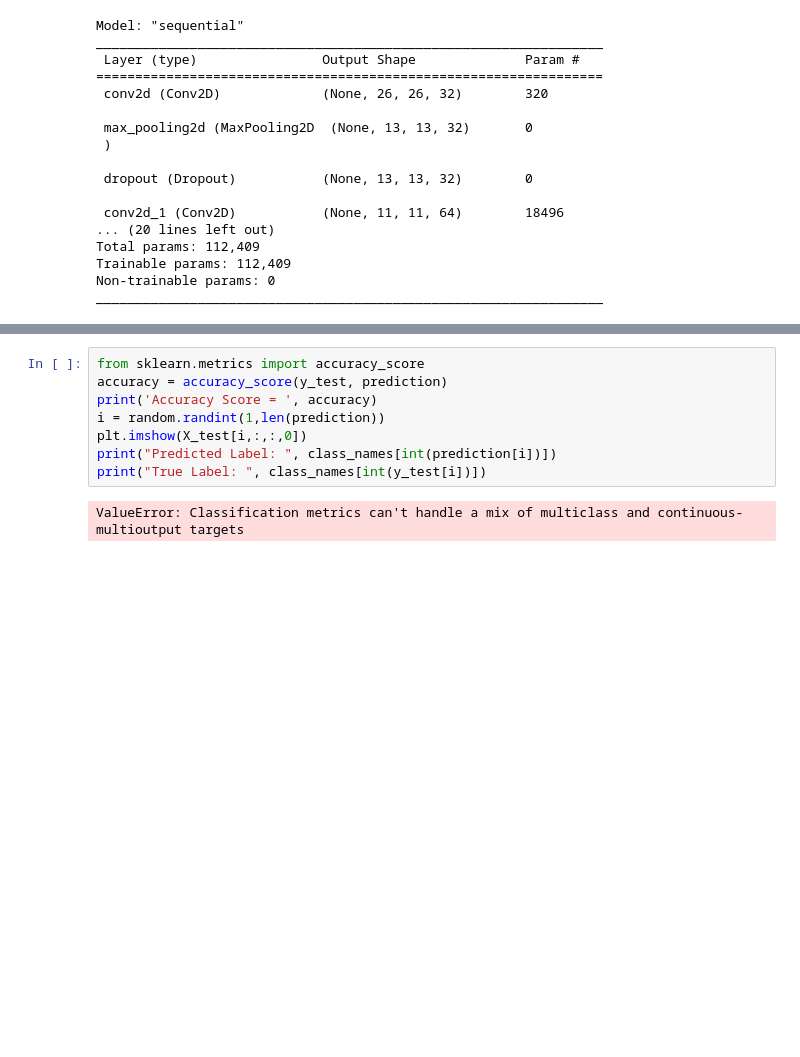
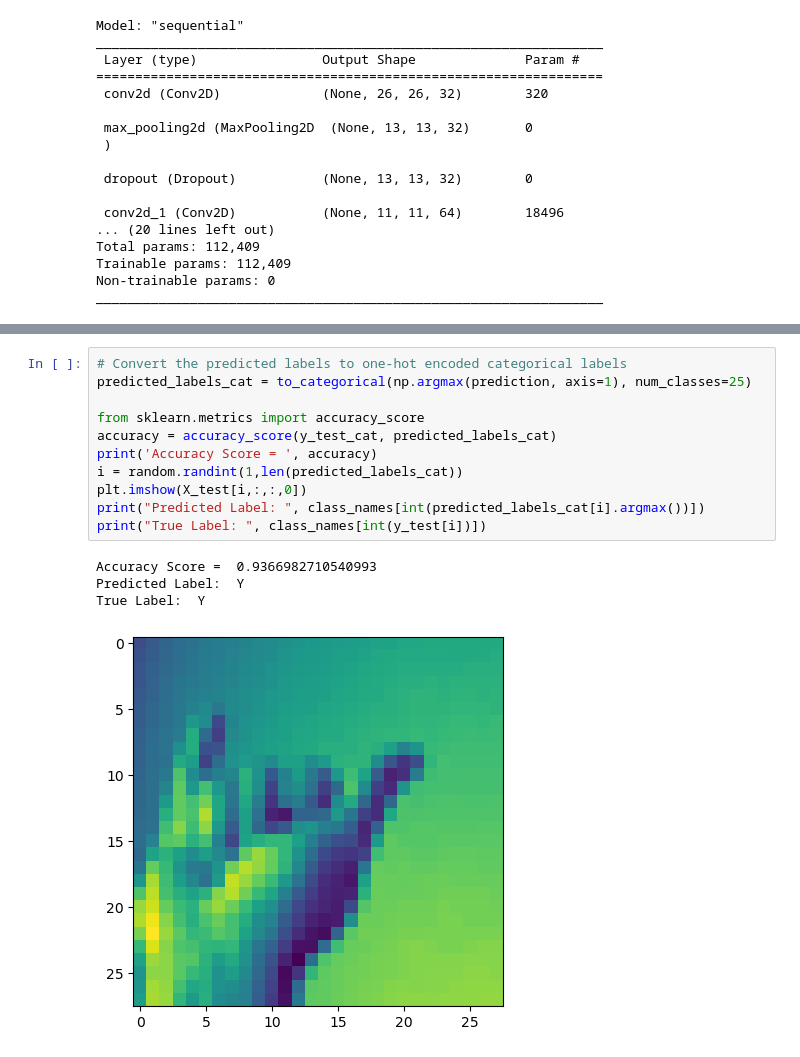
Before and after one commit to souhacks/Sign-Recognition-, a Jupyter notebook: minst sign recognition.ipynb, the cells around one changed output, grey strips where cells are left out. Cells and saved outputs as stored; diff of their text form; blank space fills up the shorter version.

```diff
--- a/minst sign recognition.ipynb
+++ b/minst sign recognition.ipynb
@@ -211,13 +211,19 @@ prediction = model.predict(X_test)
 # %%
+# Convert the predicted labels to one-hot encoded categorical labels
+predicted_labels_cat = to_categorical(np.argmax(prediction, axis=1), num_classes=25)
+
 from sklearn.metrics import accuracy_score
-accuracy = accuracy_score(y_test, prediction)
+accuracy = accuracy_score(y_test_cat, predicted_labels_cat)
 print('Accuracy Score = ', accuracy)
-i = random.randint(1,len(prediction))
+i = random.randint(1,len(predicted_labels_cat))
 plt.imshow(X_test[i,:,:,0])
-print("Predicted Label: ", class_names[int(prediction[i])])
+print("Predicted Label: ", class_names[int(predicted_labels_cat[i].argmax())])
 print("True Label: ", class_names[int(y_test[i])])
 # %% [output]
-ValueError: Classification metrics can't handle a mix of multiclass and continuous-multioutput targets
+Accuracy Score =  0.9366982710540993
+Predicted Label:  Y
+True Label:  Y
+[figure, added]
 # %%
 from sklearn.metrics import confusion_matrix
 import seaborn as sns
```
Also changed, not shown: parts of 8 cells of this notebook.
